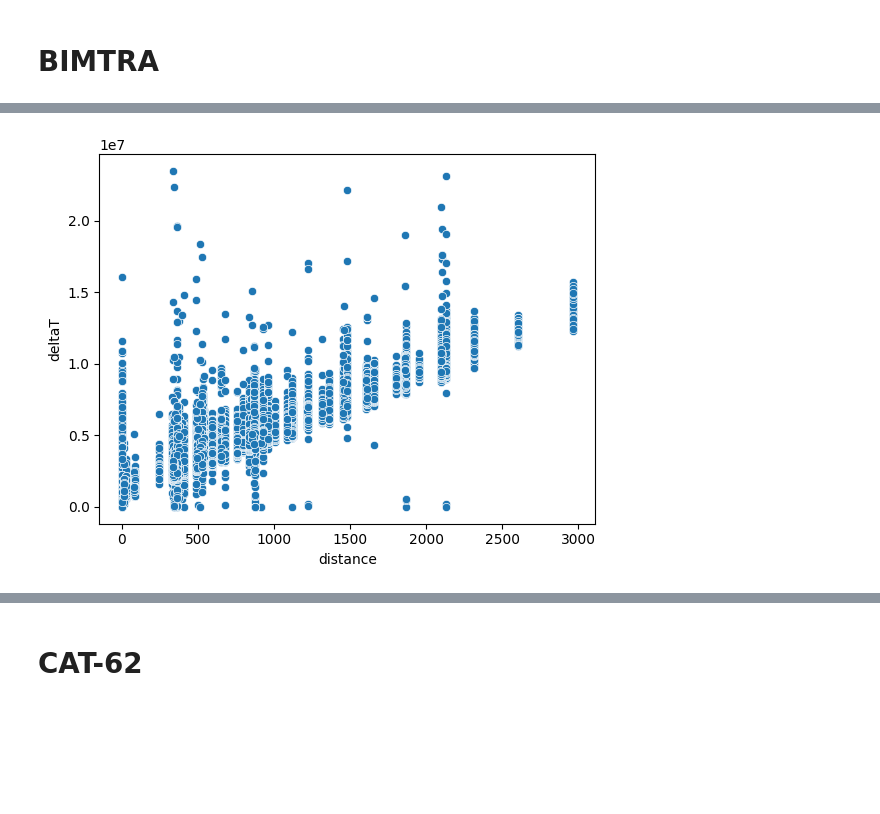
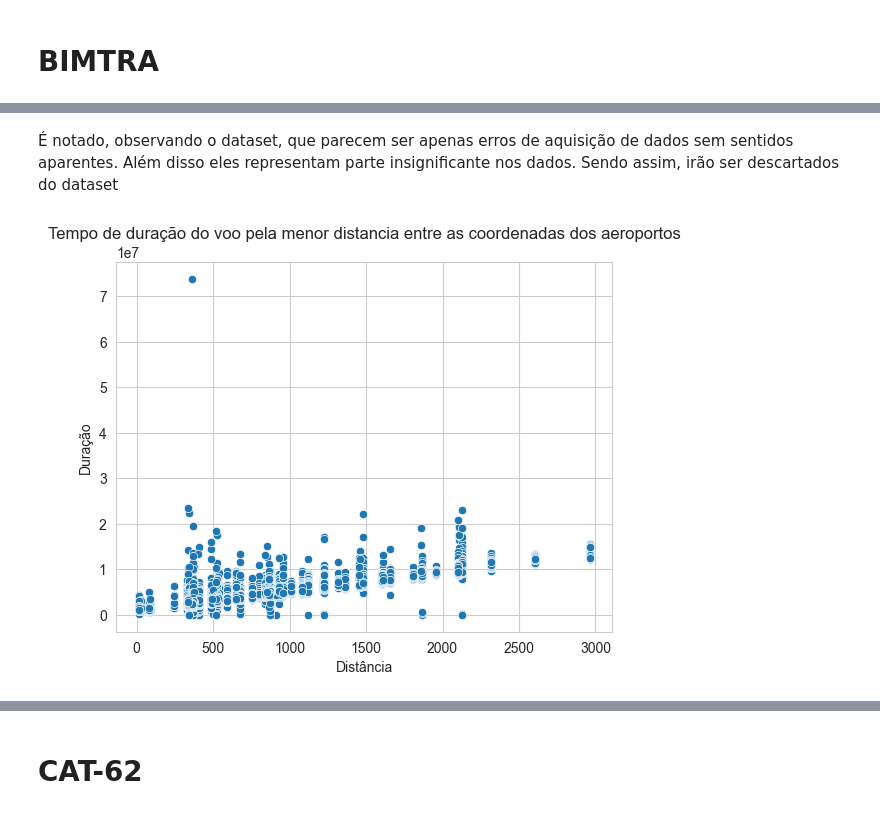
Before and after one commit to LucasRamosP/ITA_LATAM_Challenge, a Jupyter notebook: notebook.ipynb, the cells around one changed output, grey strips where cells are left out. Cells and saved outputs as stored; diff of their text form; code cells hidden in the pictures; blank space fills up the shorter version.

Commit message:
analise exploratoria bimtra

```diff
--- a/notebook.ipynb
+++ b/notebook.ipynb
@@ -5,3 +5,5 @@ import seaborn as sns
 import matplotlib.pyplot as plt
 import cartopy.crs as ccrs
 import cartopy.feature as cfeature
+
+sns.set_style('whitegrid')
@@ -37,16 +45,21 @@ df_bimtra_raw = request_api(endpoint='bimtra', inicial_date = '2022-06-01', fina
 # %%
 
 df_bimtra = df_bimtra_raw.copy()
-# Transforma os datetimes
+
+# Cálculo da duração do voo
 df_bimtra['deltaT'] = df_bimtra['dt_arr']-df_bimtra['dt_dep']
 
-df_bimtra[['dt_dep','dt_arr']] = df_bimtra[['dt_dep','dt_arr']]/1000
+# Cálculo da distancia entre as coordenadas do aeroporto
+df_bimtra['distance'] = df_bimtra.apply(calcular_distancia, axis=1)
+
+## Transforma os datetimes
+
+#df_bimtra[['dt_dep','dt_arr']] = df_bimtra[['dt_dep','dt_arr']]/1000
 
 #df_bimtra['dt_dep'] = pd.to_datetime(df_bimtra['dt_dep'], unit ='s')
 
 #df_bimtra['dt_arr'] = pd.to_datetime(df_bimtra['dt_arr'], unit ='s')
 
-df_bimtra['distance'] = df_bimtra.apply(calcular_distancia, axis=1)
 df_bimtra
 # %% [output]
 |  | flightid | origem | destino | dt_dep | dt_arr | deltaT | distance |
@@ -64,3 +77 @@ df_bimtra
 300347 rows × 7 columns
-# %%
-df_bimtra = df_bimtra[(df_bimtra['deltaT']>=0)&(df_bimtra['deltaT']<3e7)]
@@ -67,5 +138,10 @@ df_bimtra = df_bimtra[(df_bimtra['deltaT']>=0)&(df_bimtra['deltaT']<3e7)]
+# %% [markdown]
+É notado, observando o dataset, que parecem ser apenas erros de aquisição de dados sem sentidos aparentes. Além disso eles representam parte insignificante nos dados. Sendo assim, irão ser descartados do dataset
+# %%
+# Filtrando o dataset para remoção das condições encontradas
+df_bimtra = df_bimtra[(df_bimtra['deltaT']>=0)&(df_bimtra['distance']>0)]
 # %%
-sns.scatterplot(data= df_bimtra, x='distance', y='deltaT')
+sns.scatterplot(data= df_bimtra, x='distance', y='deltaT').set(title = 'Tempo de duração do voo pela menor distancia entre as coordenadas dos aeroportos', xlabel='Distância', ylabel='Duração')
 plt.show()
 # %% [output]
-[figure, old version]
+[figure, new version]
```
Also changed, not shown: parts of 9 cells of this notebook, 2 other files.
